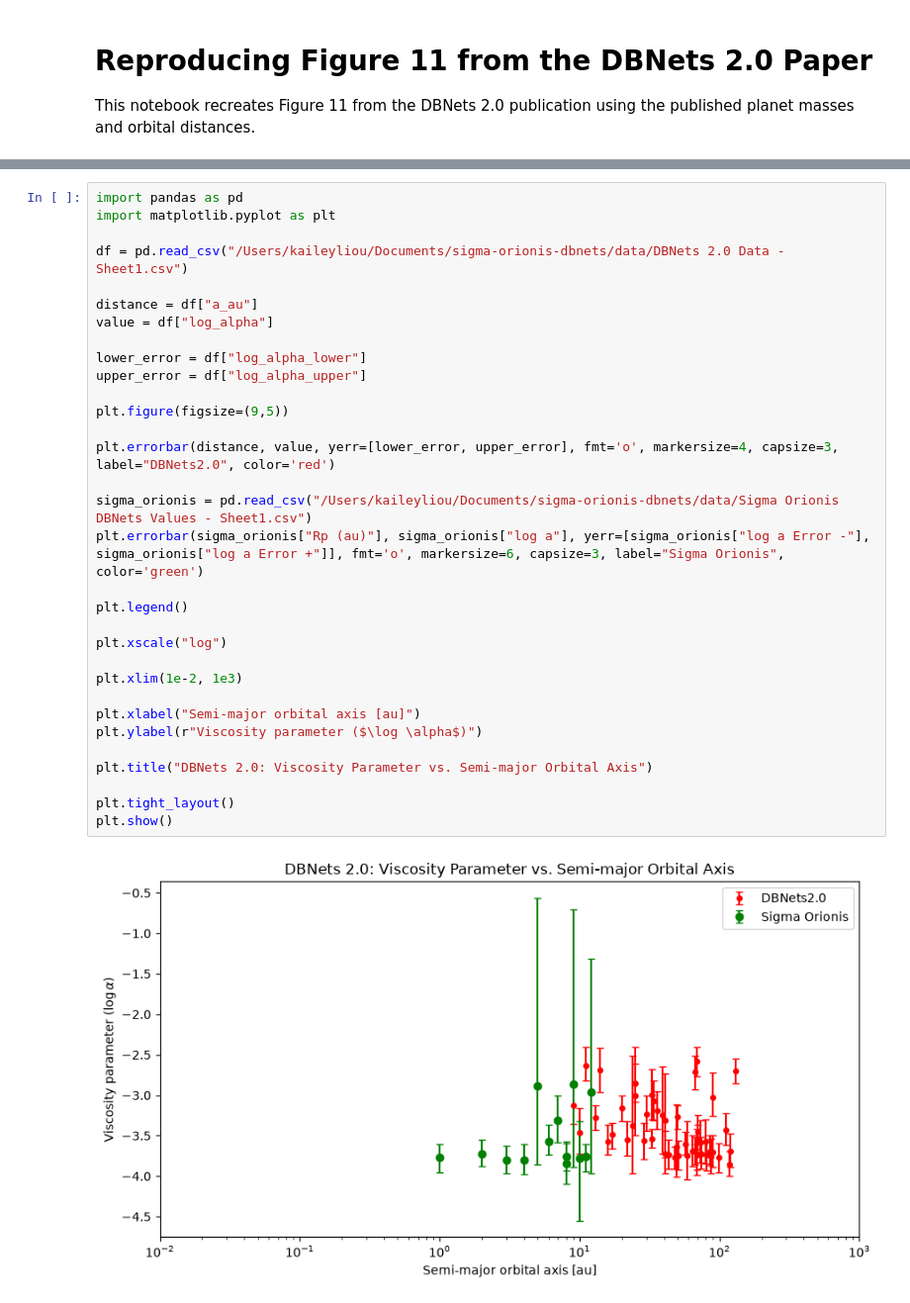
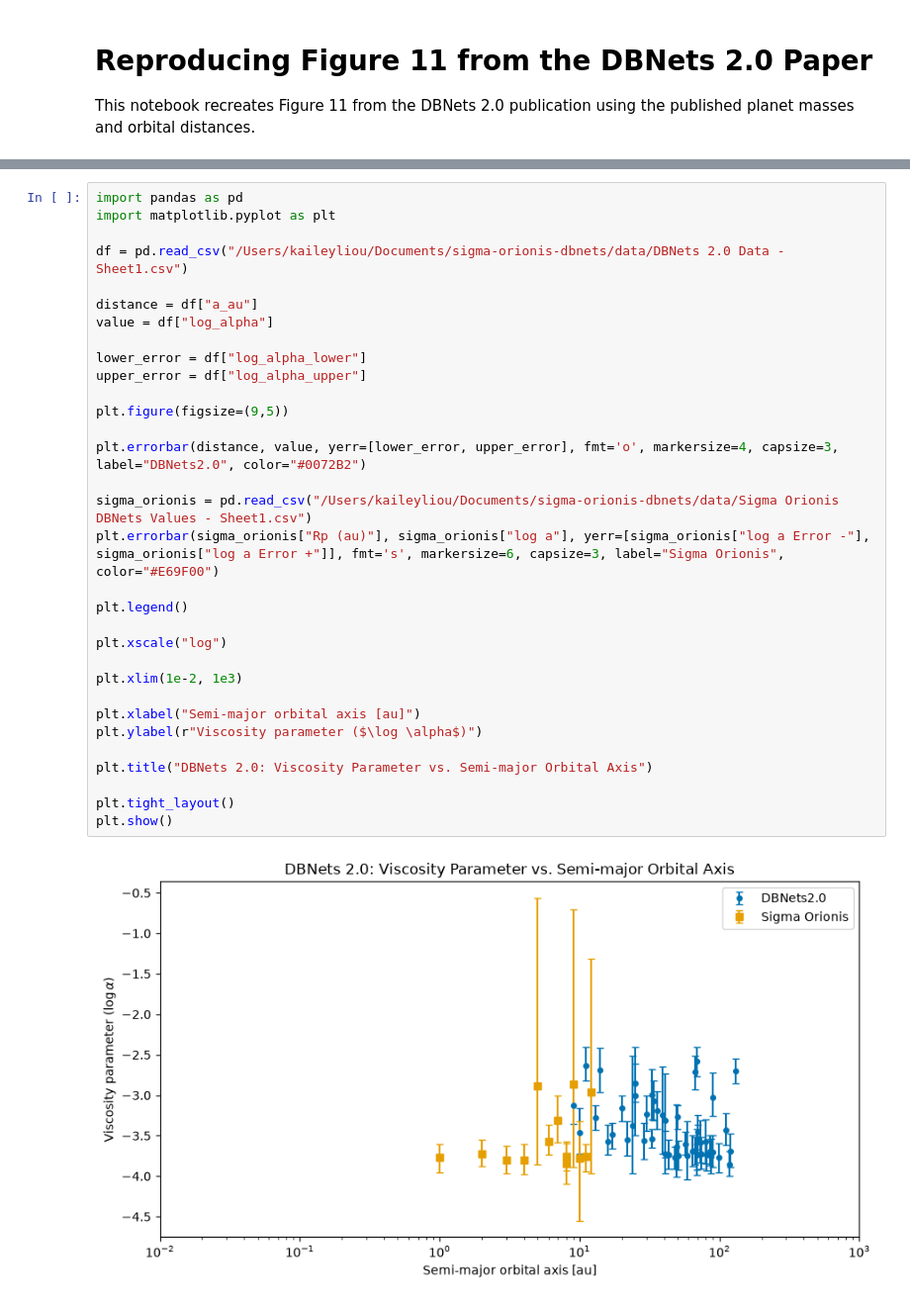
Before and after one commit to KaileyLiou/sigma-orionis-dbnets, a Jupyter notebook: notebooks/recreate_dbnets_figure11.ipynb, the cells around one changed output, grey strips where cells are left out. Shown at 99% size. Drawn from its saved outputs; the diff is of its cells as text.

```diff
--- a/notebooks/recreate_dbnets_figure11.ipynb
+++ b/notebooks/recreate_dbnets_figure11.ipynb
@@ -80,36 +80,36 @@ plt.show()
 import pandas as pd
 import matplotlib.pyplot as plt
 
 df = pd.read_csv("/Users/kaileyliou/Documents/sigma-orionis-dbnets/data/DBNets 2.0 Data - Sheet1.csv")
 
 distance = df["a_au"]
 value = df["log_alpha"]
 
 lower_error = df["log_alpha_lower"]
 upper_error = df["log_alpha_upper"]
 
 plt.figure(figsize=(9,5))
 
-plt.errorbar(distance, value, yerr=[lower_error, upper_error], fmt='o', markersize=4, capsize=3, label="DBNets2.0", color='red')
+plt.errorbar(distance, value, yerr=[lower_error, upper_error], fmt='o', markersize=4, capsize=3, label="DBNets2.0", color="#0072B2")
 
 sigma_orionis = pd.read_csv("/Users/kaileyliou/Documents/sigma-orionis-dbnets/data/Sigma Orionis DBNets Values - Sheet1.csv")
-plt.errorbar(sigma_orionis["Rp (au)"], sigma_orionis["log a"], yerr=[sigma_orionis["log a Error -"], sigma_orionis["log a Error +"]], fmt='o', markersize=6, capsize=3, label="Sigma Orionis", color='green')
+plt.errorbar(sigma_orionis["Rp (au)"], sigma_orionis["log a"], yerr=[sigma_orionis["log a Error -"], sigma_orionis["log a Error +"]], fmt='s', markersize=6, capsize=3, label="Sigma Orionis", color="#E69F00")
 
 plt.legend()
 
 plt.xscale("log")
 
 plt.xlim(1e-2, 1e3)
 
 plt.xlabel("Semi-major orbital axis [au]")
 plt.ylabel(r"Viscosity parameter ($\log \alpha$)")
 
 plt.title("DBNets 2.0: Viscosity Parameter vs. Semi-major Orbital Axis")
 
 plt.tight_layout()
 plt.show()
 # %% [output]
-[figure, old version]
+[figure, new version]
 # %%
 import pandas as pd
 import matplotlib.pyplot as plt
```
Also changed, not shown: parts of 3 cells of this notebook, 4 other files.
